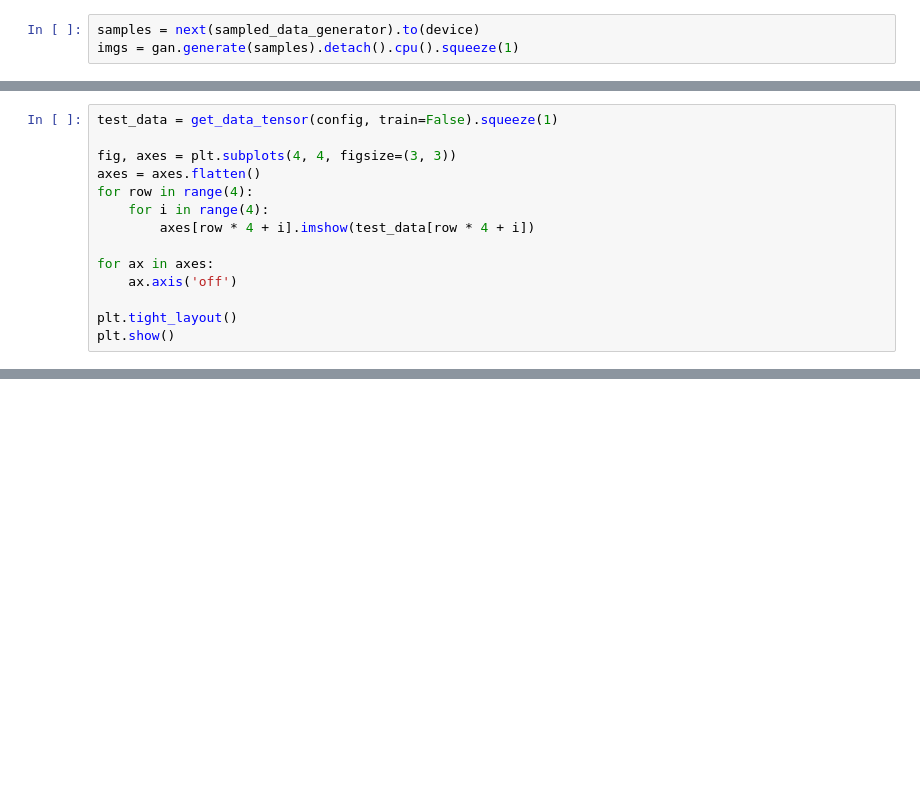
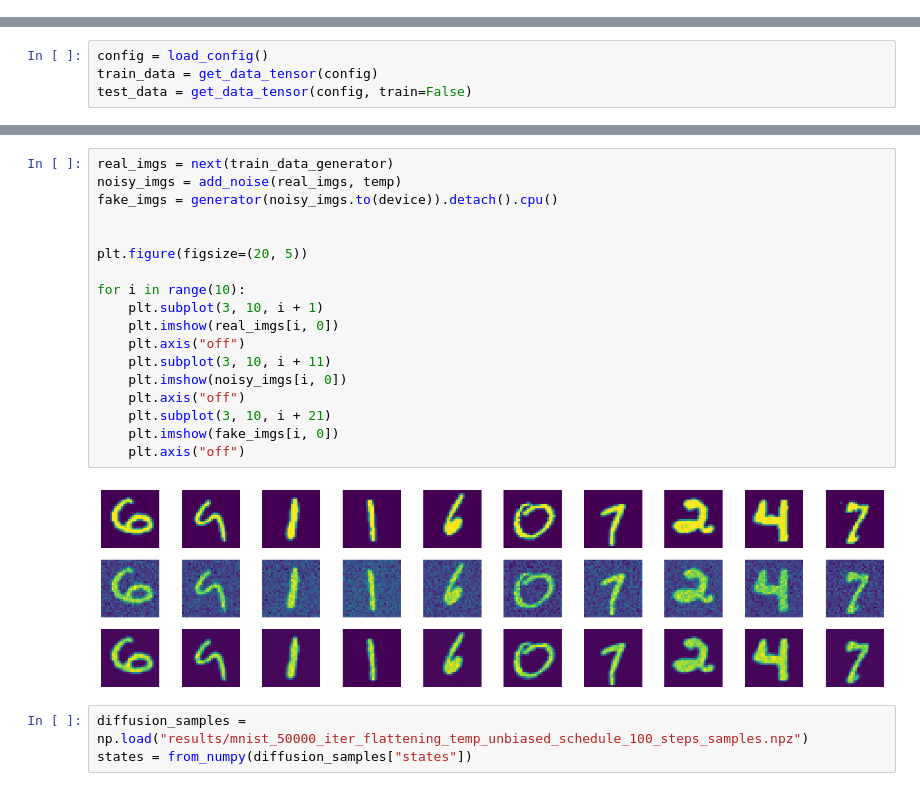
Before and after one commit to antoniibelyshev/physics-of-diffusion-models, a Jupyter notebook: gan.ipynb, the cells around one changed output, grey strips where cells are left out. Drawn from its saved outputs; the diff is of its cells as text; blank space fills up the shorter version.

```diff
--- a/gan.ipynb
+++ b/gan.ipynb
@@ -165,3 +13,0 @@ Iter 999: real D Loss = 0.5805, fake D Loss = 0.3388, G Loss = 0.7561, G Reg = 0
-# %%
-samples = next(sampled_data_generator).to(device)
-imgs = gan.generate(samples).detach().cpu().squeeze(1)
@@ -189,14 +13,0 @@ plt.show()
-# %%
-test_data = get_data_tensor(config, train=False).squeeze(1)
-
-fig, axes = plt.subplots(4, 4, figsize=(3, 3))
-axes = axes.flatten()
-for row in range(4):
-    for i in range(4):
-        axes[row * 4 + i].imshow(test_data[row * 4 + i])
-
-for ax in axes:
-    ax.axis('off')
-
-plt.tight_layout()
-plt.show()
@@ -307,0 +14,4 @@ np.mean(compute_pairwise_lpips(test_data[:100].cuda()))
+# %%
+config = load_config()
+train_data = get_data_tensor(config)
+test_data = get_data_tensor(config, train=False)
@@ -307,0 +321,23 @@ np.mean(compute_pairwise_lpips(test_data[:100].cuda()))
+# %%
+real_imgs = next(train_data_generator)
+noisy_imgs = add_noise(real_imgs, temp)
+fake_imgs = generator(noisy_imgs.to(device)).detach().cpu()
+
+
+plt.figure(figsize=(20, 5))
+
+for i in range(10):
+    plt.subplot(3, 10, i + 1)
+    plt.imshow(real_imgs[i, 0])
+    plt.axis("off")
+    plt.subplot(3, 10, i + 11)
+    plt.imshow(noisy_imgs[i, 0])
+    plt.axis("off")
+    plt.subplot(3, 10, i + 21)
+    plt.imshow(fake_imgs[i, 0])
+    plt.axis("off")
+# %% [output]
+[figure, added]
+# %%
+diffusion_samples = np.load("results/mnist_50000_iter_flattening_temp_unbiased_schedule_100_steps_samples.npz")
+states = from_numpy(diffusion_samples["states"])
```
Also changed, not shown: parts of 22 cells of this notebook.
